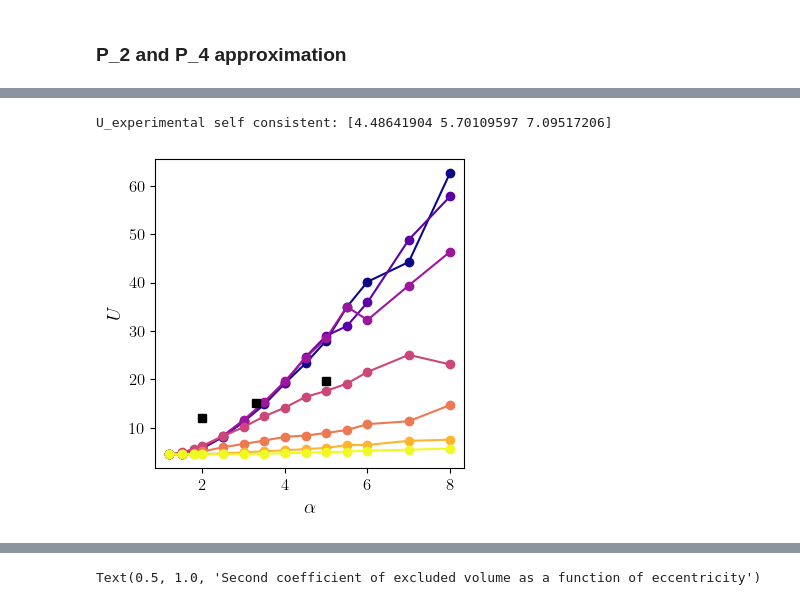
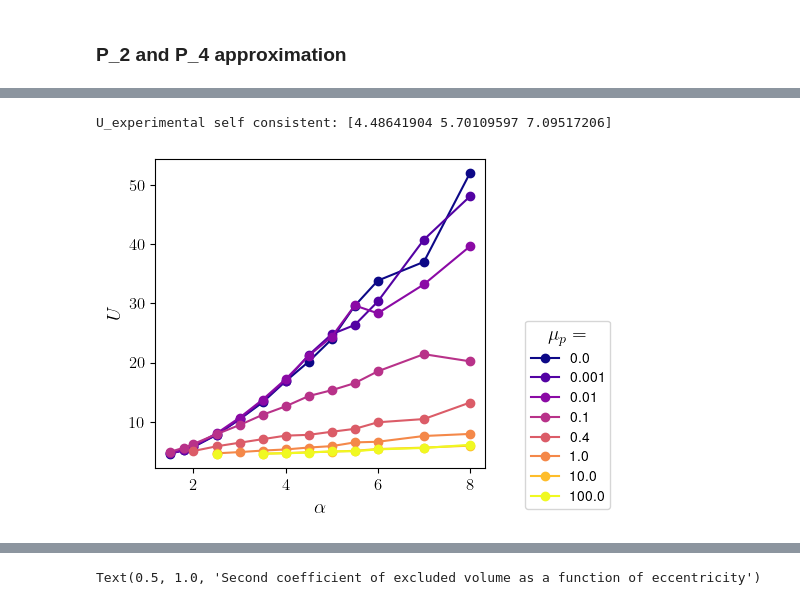
Before and after one commit to JBil8/Data_processing_orientations, a Jupyter notebook: maier_3d.ipynb, the cells around one changed output, grey strips where cells are left out. Drawn from its saved outputs; the diff is of its cells as text; code cells hidden in the pictures.

```diff
--- a/maier_3d.ipynb
+++ b/maier_3d.ipynb
@@ -500,15 +1100,0 @@ Number of colors: 4, Length of colormap: 256, Delta color: 85.0
-# %%
-fig, ax = plt.subplots(1, 1, figsize=(4, 4))
-for i_cof, cof_val in enumerate(cofs):
-    ax.plot(
-        aspect_ratios,
-        rmse_self_consistents[i_cof, 0, :],
-        label=f"{cof_val}",
-        color=colors[i_cof],
-        marker='o'
-    )
-
-ax.set_xlabel(f"$\\alpha$")
-ax.set_ylabel("$RMSE$")
-ax.grid(True)
-# plt.savefig(f"rmse_vs_alpha_I_{I}.png", dpi=300, bbox_inches='tight')
@@ -715,0 +1392,7 @@ Loaded saved data successfully.
+# %%
+corrections_densities = np.zeros((len(cofs), len(Is), len(aspect_ratios)))
+for i_cof, fixed_cof in enumerate(cofs):
+    for i_I, fixed_I in enumerate(Is):
+        for i_alpha, alpha_val in enumerate(aspect_ratios):
+            phi_val = phis[i_cof, i_I, i_alpha]
+            corrections_densities[i_cof, i_I, i_alpha] = 1.08 * compute_vega_correction_density(ap, phi_val) #compute_correction_density(phi_val)
@@ -724,51 +1435,34 @@ phi_experimental = np.array([0.495, 0.5, 0.48])
 S2_experimental = np.array([0.27, 0.72, 0.81])
 
 U_experimental = np.array([find_U_from_S2(s2) for s2 in S2_experimental])
 print("U_experimental self consistent:", U_experimental)
 
 for i_I, I_val in enumerate(Is):
-    plt.figure(figsize=(4,4))
+    plt.figure(figsize=(6,4))
     colors = [cmap(i / (num_cofs - 1)) for i in range(num_cofs)]
     eccentricity = np.sqrt(1 - 1 / aspect_ratios**2)
     volume = 4*np.pi*aspect_ratios/3
 
     for i_cof, cof_val in enumerate(cofs):
         phi_dense = phis[i_cof, i_I, :]
         plt.plot(
             # eccentricity,
             aspect_ratios,
-            Us_self_consistents[i_cof, i_I, :],
+            U1_self_consistents[i_cof, i_I, :],
             label=f"{cof_val}",
             color=colors[i_cof],
             marker='o'
         )
 
         # fir alpha **2parabola
         def parabola_fit(alpha, a, b, c):
             return a * alpha**b + c
 
-    plt.plot(
-        alpha_experimental,
-        4/3*U_experimental/phi_experimental,
-        's',
-        label='Experimental data',
-        color='black'
-    )
-
-    # plt.title(f"U_fitted vs epsilon for I = {I_val}")
     plt.xlabel(f"$\\alpha$")
-    # plt.ylabel("$U V_p / 2 \\phi \\alpha^2$")#\\phi$")
-    # plt.ylabel("$U  / (\\eta(\\phi) V_{{excl}}) $")#\\phi$")
     plt.ylabel("$U $")#\\phi$")
-    # plt.xlim(0.7, 1.0)
-    # plt.axhline(1.0, color='k', linestyle='--', linewidth=1.5, label="Excluded volume")
-    # plt.ylim(0, 2)
-    # plt.xlim(1.5, 6.0)
-    # plt.legend(title="$\\mu_p=$", bbox_to_anchor=(1.4, 0.5), fontsize=10)
-    # plt.grid(True)
+    plt.legend(title="$\\mu_p=$", bbox_to_anchor=(1.4, 0.5), fontsize=10)
     plt.tight_layout()
-    # plt.savefig(f"U_fitted_vs_alpha_I_{I_val}_unscaled.png", dpi=300, bbox_inches='tight')
     plt.show()
 # %% [output]
 U_experimental self consistent: [4.48641904 5.70109597 7.09517206]
-[figure, old version]
+[figure, new version]
```
Also changed, not shown: parts of 80 cells of this notebook, 6 other files.
